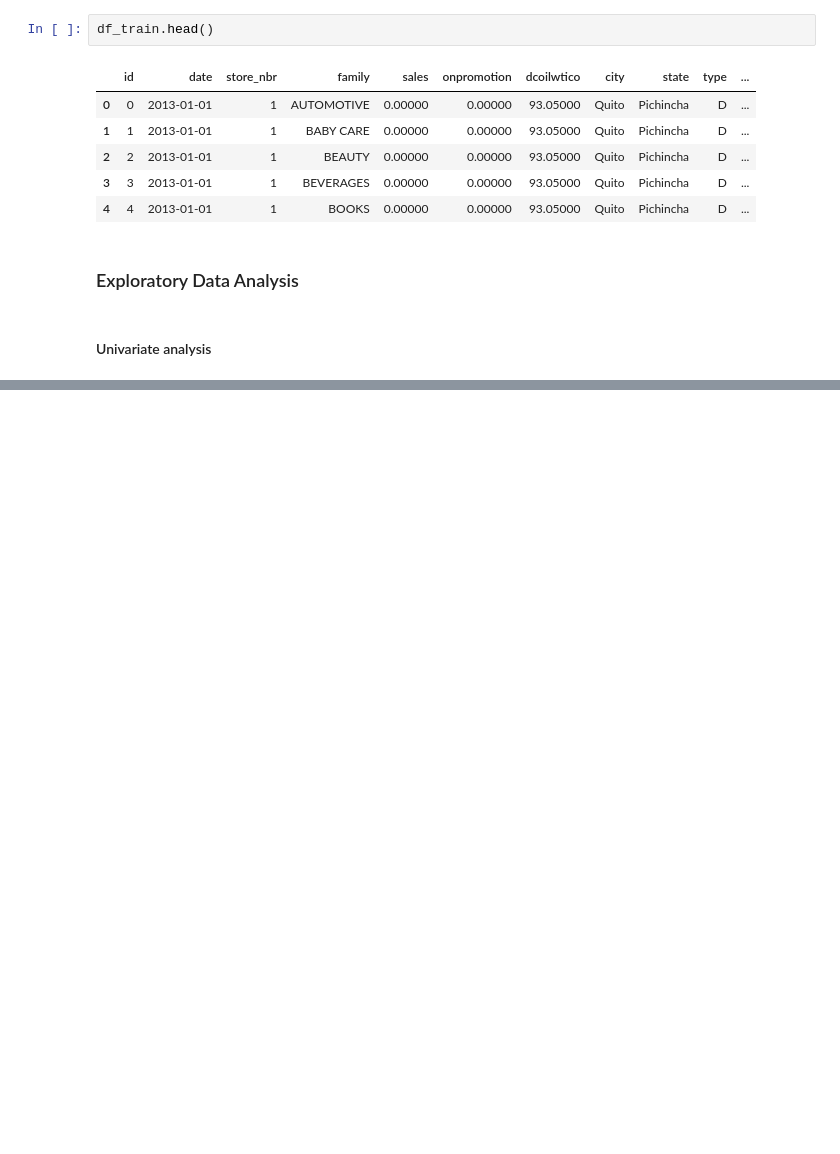
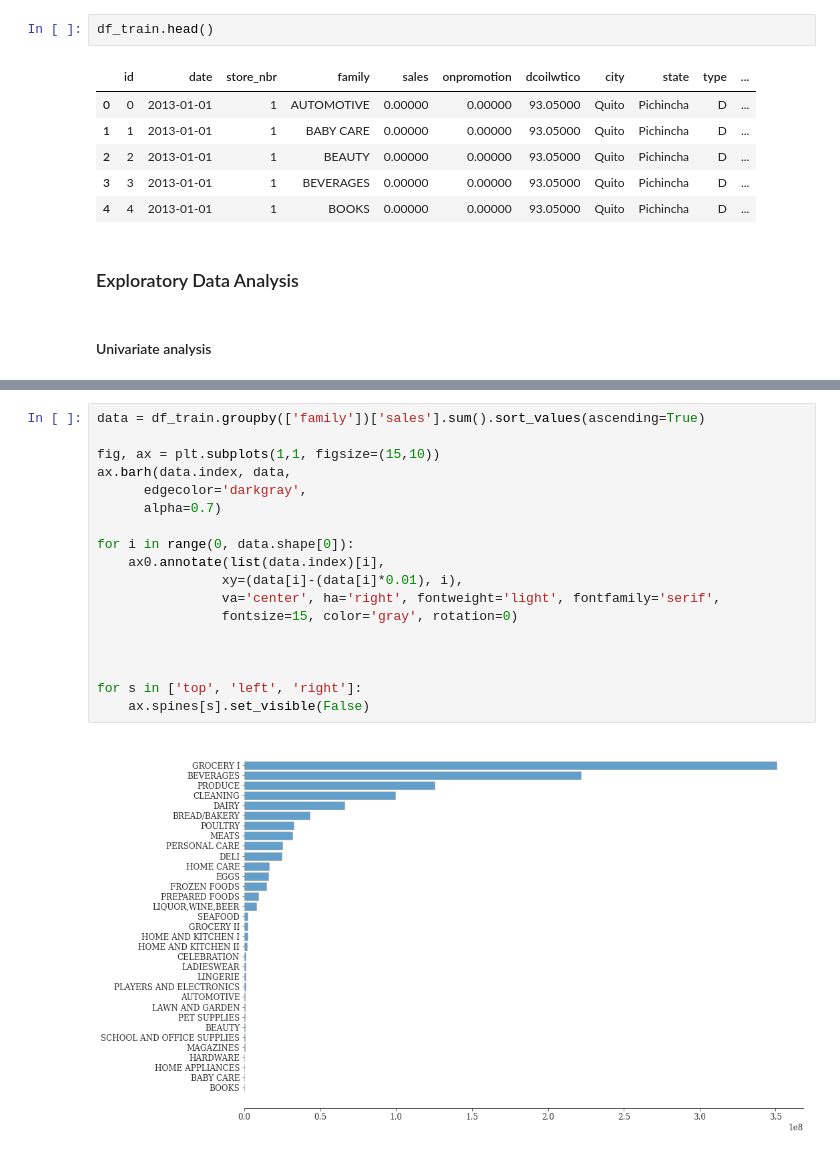
Before and after one commit to yejiseoung/Store_Time_Series_Forcasting, a Jupyter notebook: Store_Time_Series_Forcasting.ipynb, the cells around one changed output, grey strips where cells are left out. Drawn from its saved outputs; the diff is of its cells as text; blank space fills up the shorter version.

```diff
--- a/Store_Time_Series_Forcasting.ipynb
+++ b/Store_Time_Series_Forcasting.ipynb
@@ -869,0 +899,20 @@ for i in a.columns:
+# %%
+data = df_train.groupby(['family'])['sales'].sum().sort_values(ascending=True)
+
+fig, ax = plt.subplots(1,1, figsize=(15,10))
+ax.barh(data.index, data,
+      edgecolor='darkgray',
+      alpha=0.7)
+
+for i in range(0, data.shape[0]):
+    ax0.annotate(list(data.index)[i],
+                xy=(data[i]-(data[i]*0.01), i),
+                va='center', ha='right', fontweight='light', fontfamily='serif',
+                fontsize=15, color='gray', rotation=0)
+
+
+
+for s in ['top', 'left', 'right']:
+    ax.spines[s].set_visible(False)
+# %% [output]
+[figure, added]
```
Also changed, not shown: parts of 18 cells of this notebook.
